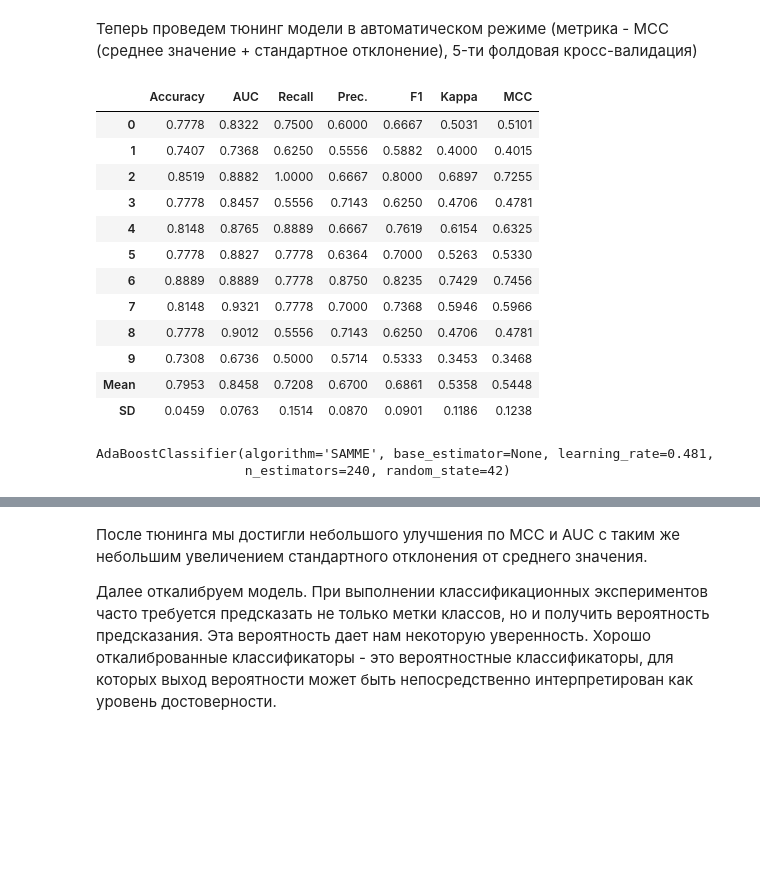
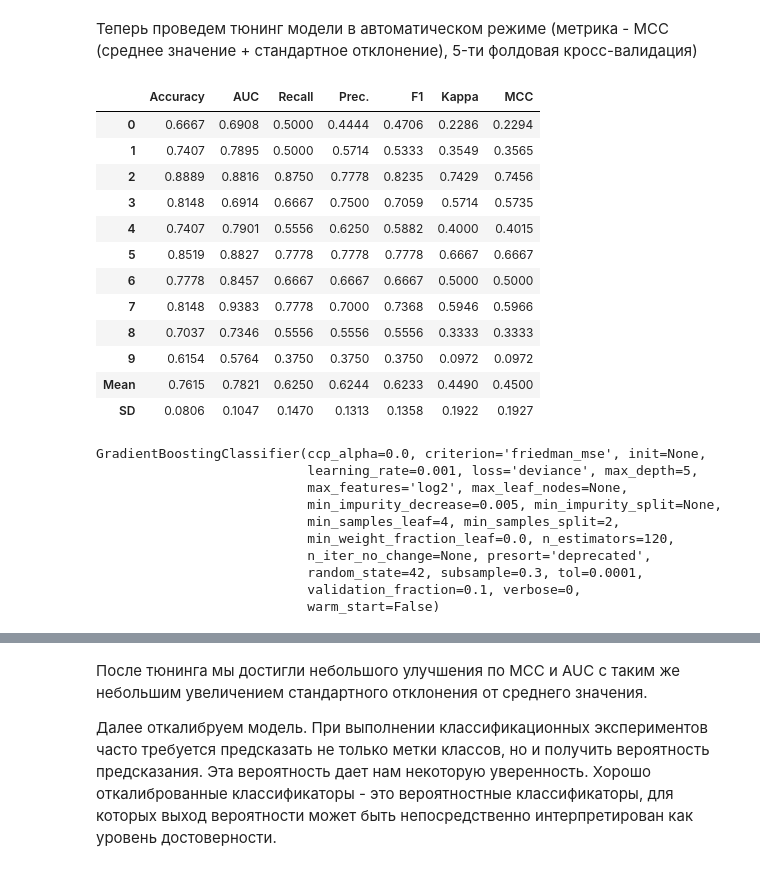
Before and after one commit to testdriver87/sf_diploma, a Jupyter notebook: diploma-by-petr-skokov-var-2.ipynb, the cells around one changed output, grey strips where cells are left out. Cells and saved outputs as stored; diff of their text form; code cells hidden in the pictures; blank space fills up the shorter version.

```diff
--- a/diploma-by-petr-skokov-var-2.ipynb
+++ b/diploma-by-petr-skokov-var-2.ipynb
@@ -244,7 +247,7 @@ LGBMClassifier(boosting_type='gbdt', class_weight=None, colsample_bytree=1.0,
 Создаем модель на основе AdaBoost и 10-ти фолдовой кросс-валидации.
 # %%
 # Создадим модель на основе лучшей по результатам сравнения
-clf = create_model('ada', fold=10)
+clf = create_model('gbc', fold=10)
 clf
 # %% [output]
 |  | Accuracy | AUC | Recall | Prec. | F1 | Kappa | MCC |
@@ -280,24 +302,32 @@ plot_model(clf, plot = 'auc')
 # %% [markdown]
 Теперь проведем тюнинг модели в автоматическом режиме (метрика - MCC (среднее значение + стандартное отклонение), 5-ти фолдовая кросс-валидация)
 # %%
-tuned = tune_model(clf, optimize='mcc', n_iter=20, fold=10)
+tuned = tune_model(clf, optimize='mcc', n_iter=30, fold=10)
 tuned
 # %% [output]
 |  | Accuracy | AUC | Recall | Prec. | F1 | Kappa | MCC |
-| 0 | 0.7778 | 0.8322 | 0.7500 | 0.6000 | 0.6667 | 0.5031 | 0.5101 |
-| 1 | 0.7407 | 0.7368 | 0.6250 | 0.5556 | 0.5882 | 0.4000 | 0.4015 |
-| 2 | 0.8519 | 0.8882 | 1.0000 | 0.6667 | 0.8000 | 0.6897 | 0.7255 |
-| 3 | 0.7778 | 0.8457 | 0.5556 | 0.7143 | 0.6250 | 0.4706 | 0.4781 |
-| 4 | 0.8148 | 0.8765 | 0.8889 | 0.6667 | 0.7619 | 0.6154 | 0.6325 |
-| 5 | 0.7778 | 0.8827 | 0.7778 | 0.6364 | 0.7000 | 0.5263 | 0.5330 |
-| 6 | 0.8889 | 0.8889 | 0.7778 | 0.8750 | 0.8235 | 0.7429 | 0.7456 |
-| 7 | 0.8148 | 0.9321 | 0.7778 | 0.7000 | 0.7368 | 0.5946 | 0.5966 |
-| 8 | 0.7778 | 0.9012 | 0.5556 | 0.7143 | 0.6250 | 0.4706 | 0.4781 |
-| 9 | 0.7308 | 0.6736 | 0.5000 | 0.5714 | 0.5333 | 0.3453 | 0.3468 |
-| Mean | 0.7953 | 0.8458 | 0.7208 | 0.6700 | 0.6861 | 0.5358 | 0.5448 |
-| SD | 0.0459 | 0.0763 | 0.1514 | 0.0870 | 0.0901 | 0.1186 | 0.1238 |
+| 0 | 0.6667 | 0.6908 | 0.5000 | 0.4444 | 0.4706 | 0.2286 | 0.2294 |
+| 1 | 0.7407 | 0.7895 | 0.5000 | 0.5714 | 0.5333 | 0.3549 | 0.3565 |
+| 2 | 0.8889 | 0.8816 | 0.8750 | 0.7778 | 0.8235 | 0.7429 | 0.7456 |
+| 3 | 0.8148 | 0.6914 | 0.6667 | 0.7500 | 0.7059 | 0.5714 | 0.5735 |
+| 4 | 0.7407 | 0.7901 | 0.5556 | 0.6250 | 0.5882 | 0.4000 | 0.4015 |
+| 5 | 0.8519 | 0.8827 | 0.7778 | 0.7778 | 0.7778 | 0.6667 | 0.6667 |
+| 6 | 0.7778 | 0.8457 | 0.6667 | 0.6667 | 0.6667 | 0.5000 | 0.5000 |
+| 7 | 0.8148 | 0.9383 | 0.7778 | 0.7000 | 0.7368 | 0.5946 | 0.5966 |
+| 8 | 0.7037 | 0.7346 | 0.5556 | 0.5556 | 0.5556 | 0.3333 | 0.3333 |
+| 9 | 0.6154 | 0.5764 | 0.3750 | 0.3750 | 0.3750 | 0.0972 | 0.0972 |
+| Mean | 0.7615 | 0.7821 | 0.6250 | 0.6244 | 0.6233 | 0.4490 | 0.4500 |
+| SD | 0.0806 | 0.1047 | 0.1470 | 0.1313 | 0.1358 | 0.1922 | 0.1927 |
-AdaBoostClassifier(algorithm='SAMME', base_estimator=None, learning_rate=0.481,
-                   n_estimators=240, random_state=42)
+GradientBoostingClassifier(ccp_alpha=0.0, criterion='friedman_mse', init=None,
+                           learning_rate=0.001, loss='deviance', max_depth=5,
+                           max_features='log2', max_leaf_nodes=None,
+                           min_impurity_decrease=0.005, min_impurity_split=None,
+                           min_samples_leaf=4, min_samples_split=2,
+                           min_weight_fraction_leaf=0.0, n_estimators=120,
+                           n_iter_no_change=None, presort='deprecated',
+                           random_state=42, subsample=0.3, tol=0.0001,
+                           validation_fraction=0.1, verbose=0,
+                           warm_start=False)
 # %%
 evaluate_model(tuned)
 # %% [output]
```
Also changed, not shown: parts of 14 cells of this notebook.
